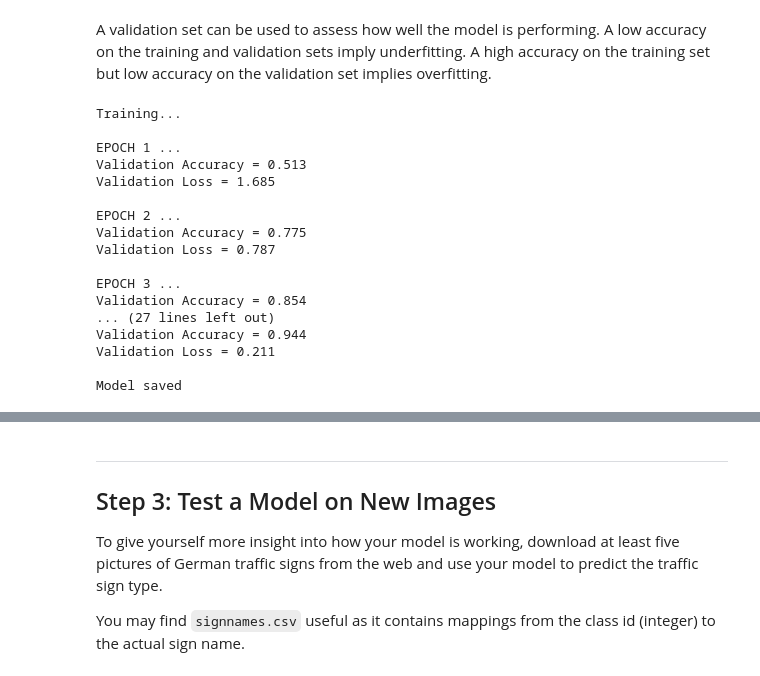
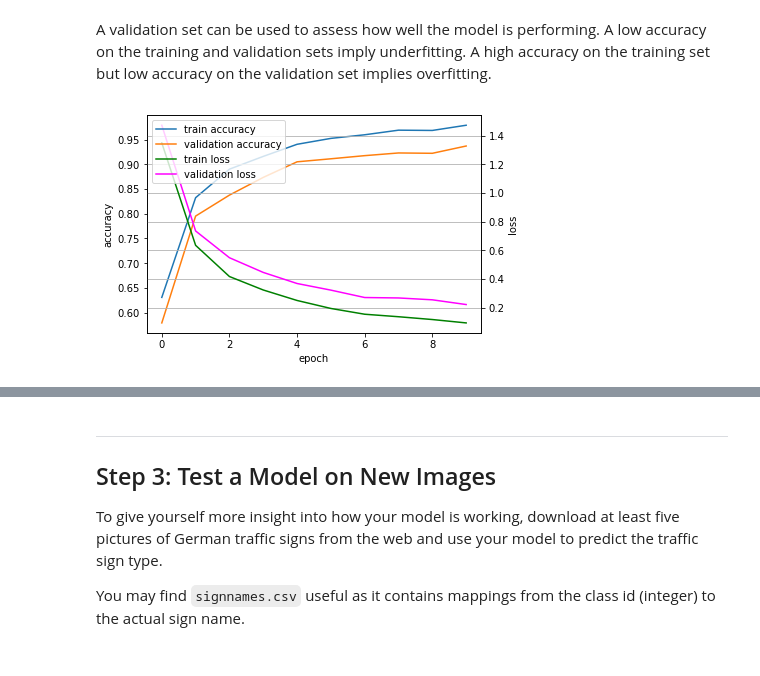
Before and after one commit to TakashiNakagawa/CarND-Traffic-Sign-Classifier-Project, a Jupyter notebook: Traffic_Sign_Classifier.ipynb, the cells around one changed output, grey strips where cells are left out. Saved outputs shown, nothing was run; the diff lists cells and outputs as text; code cells hidden in the pictures.

```diff
--- a/Traffic_Sign_Classifier.ipynb
+++ b/Traffic_Sign_Classifier.ipynb
@@ -326,42 +305,39 @@ def evaluate(X_data, y_data):
     return total_loss/num_examples, total_accuracy / num_examples
 # %%
 from sklearn.utils import shuffle
+
+train_accuracies = []
+train_losses = []
+validation_accuracies = []
+validation_losses = []
+
 with tf.Session() as sess:
     sess.run(tf.global_variables_initializer())
     num_examples = len(X_train)
 
     print("Training...")
     print()
     for i in range(EPOCHS):
         X_train_p_s, y_train_s = shuffle(X_train_p, y_train)
         for offset in range(0, num_examples, BATCH_SIZE):
             end = offset + BATCH_SIZE
             batch_x, batch_y = X_train_p_s[offset:end], y_train_s[offset:end]
             sess.run(training_operation, feed_dict={x: batch_x, y: batch_y, keep_prob: dropout})
 
-        training_loss, validation_accuracy = evaluate(X_valid_p, y_valid)
+        train_predict = evaluate(X_train_p_s, y_train_s)
+        train_accuracies.append(train_predict[1])
+        train_losses.append(train_predict[0])
+        validation_loss, validation_accuracy = evaluate(X_valid_p, y_valid)
+        validation_accuracies.append(validation_accuracy)
+        validation_losses.append(validation_loss)
         print("EPOCH {} ...".format(i+1))
+        print("Train Accuracy = {:.3f}".format(train_predict[1]))
+        print("Train Loss = {:.3f}".format(train_predict[0]))
         print("Validation Accuracy = {:.3f}".format(validation_accuracy))
         print("Validation Loss = {:.3f}".format(training_loss))
         print()
 
     saver.save(sess, './lenet')
     print("Model saved")
 # %% [output]
-Training...
-
-EPOCH 1 ...
-Validation Accuracy = 0.513
-Validation Loss = 1.685
-
-EPOCH 2 ...
-Validation Accuracy = 0.775
-Validation Loss = 0.787
-
-EPOCH 3 ...
-Validation Accuracy = 0.854
-... (27 lines left out)
-Validation Accuracy = 0.944
-Validation Loss = 0.211
-
-Model saved
+[figure, added]
```
Also changed, not shown: parts of 6 cells of this notebook.
